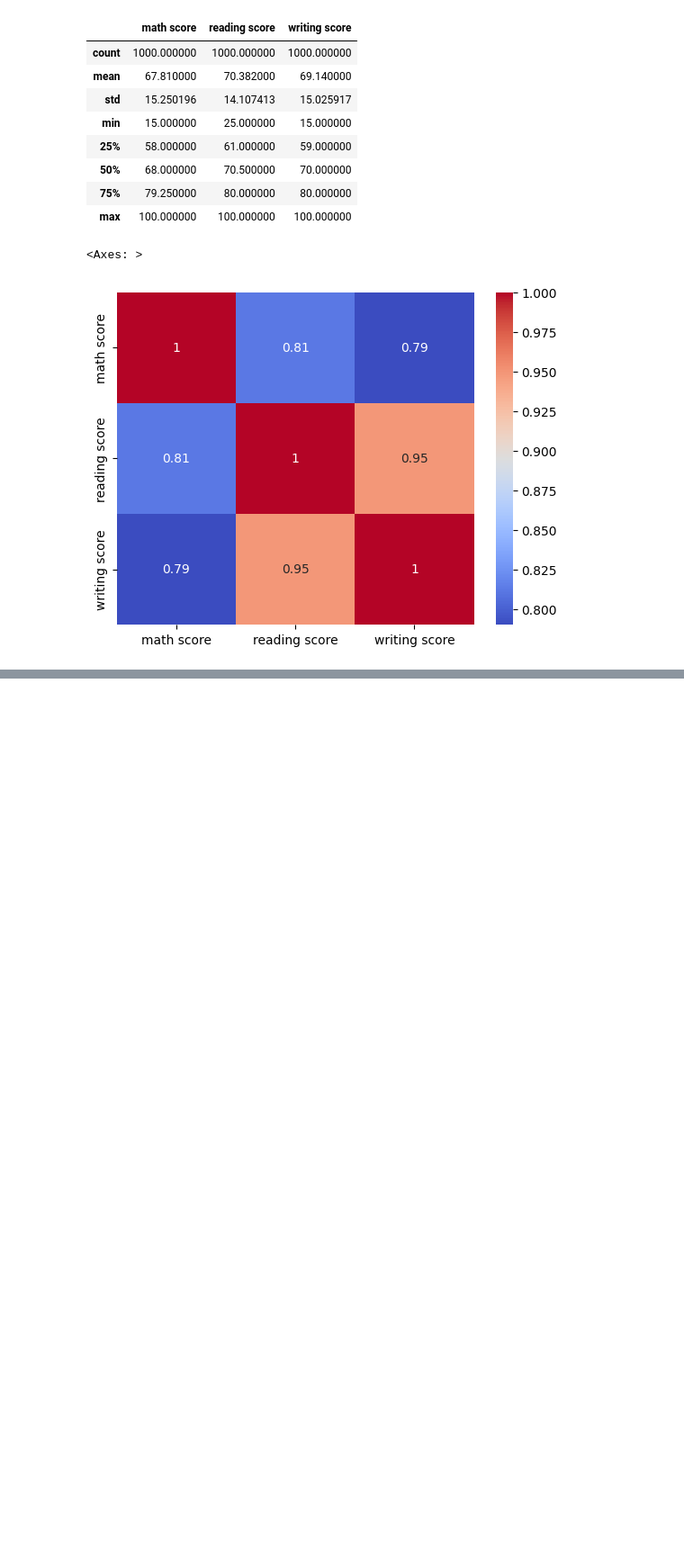
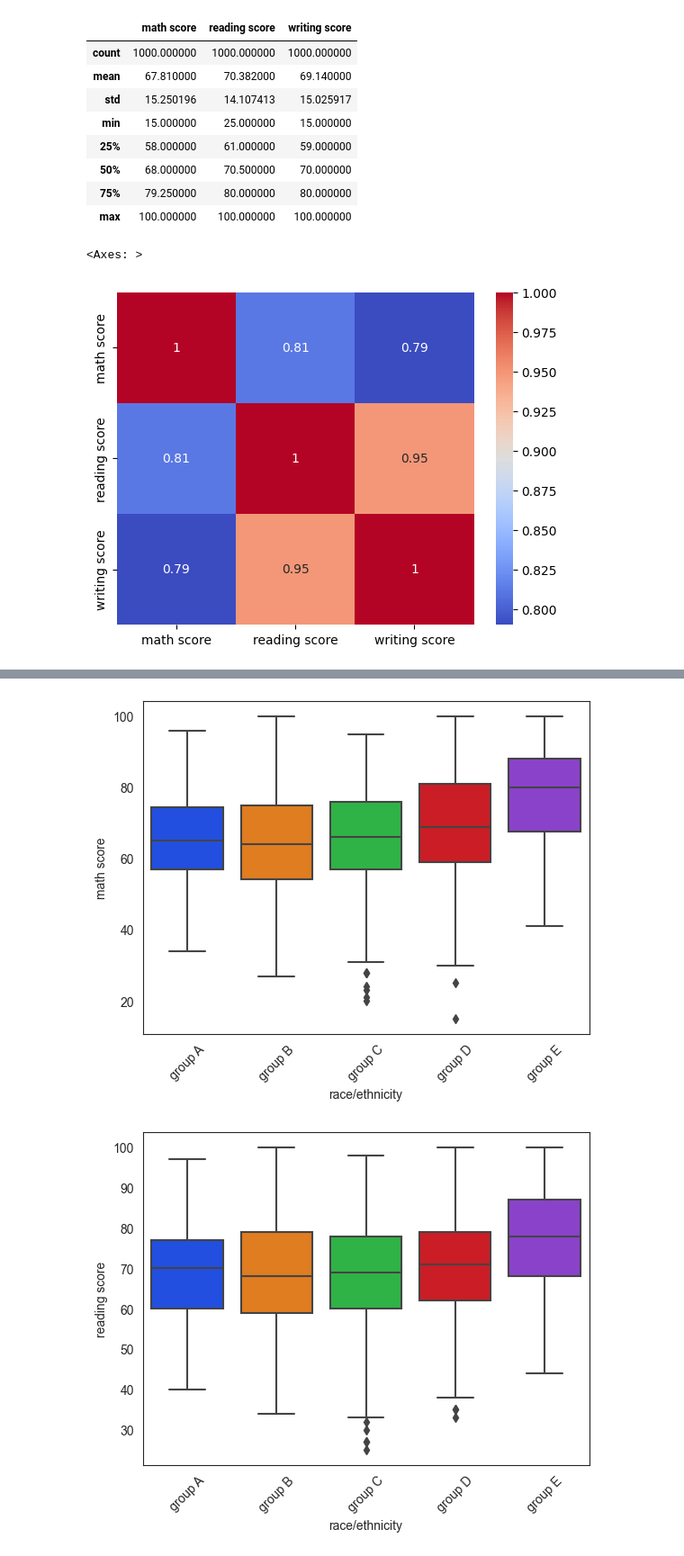
Before and after one commit to DanielPopoola/data-science-projects, a Jupyter notebook: Student-Performance-Prediction.ipynb, the cells around one changed output, grey strips where cells are left out. Shown at 90% size. Saved outputs shown, nothing was run; the diff lists cells and outputs as text; code cells hidden in the pictures; blank space fills up the shorter version.

```diff
--- a/Student-Performance-Prediction.ipynb
+++ b/Student-Performance-Prediction.ipynb
@@ -129,0 +179,14 @@ sns.heatmap(data[tests].corr(), annot=True,cmap='coolwarm')
+# %%
+race = ['group A','group B','group C','group D','group E']
+for test in tests:
+    sns.set_style('white')
+    sns.set_palette('bright')
+    sns.boxplot(data=data,
+                x='race/ethnicity',
+                y=test,
+                order=race)
+    plt.xticks(rotation=45)
+    plt.show()
+# %% [output]
+[figure, added]
+[figure, added]
```
Also changed, not shown: parts of 7 cells of this notebook.
